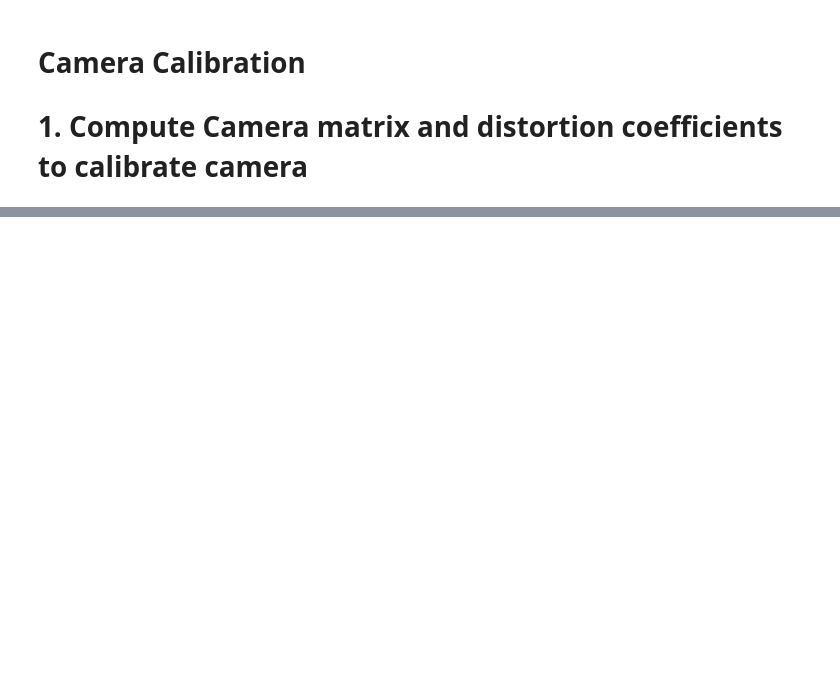
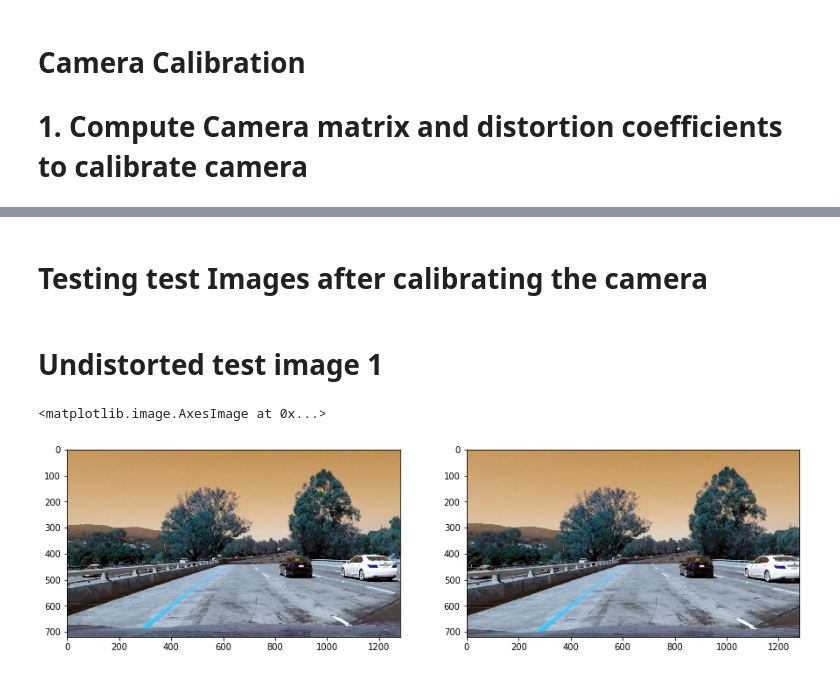
Before and after one commit to aakashkardam/Advanced_Lane_Lines_Udacity_Project_2, a Jupyter notebook: P2.ipynb, the cells around one changed output, grey strips where cells are left out. Saved outputs shown, nothing was run; the diff lists cells and outputs as text; code cells hidden in the pictures; blank space fills up the shorter version.

Commit message:
distortion correction for test images done

```diff
--- a/P2.ipynb
+++ b/P2.ipynb
@@ -13,7 +14,7 @@ def calibrate_camera(gray, obj_points, img_points):
     return ret, mtx, dist, rvecs, tvecs
 
 # function that returns an image after distortion correction
-def correct_for_distortion(img, nx, ny, mtx, dist):
+def correct_for_distortion(img, mtx, dist):
     undist = cv2.undistort(img, mtx, dist, None, mtx)
     return undist
 
@@ -25,7 +26,7 @@ nx = 9 # number of corners in the x direction
 ny = 6 # number of corners in the y direction
 
 # read the test image using cv2.read() method
-img = cv2.imread("camera_cal/calibration7.jpg")
+img = cv2.imread("camera_cal/calibration2.jpg")
 
 # reading in all the images and iterate through them then use glob
 # images = glob.glob("camera_cal/calibration*.jpg")
@@ -43,24 +44,19 @@ gray = cv2.cvtColor(img,cv2.COLOR_BGR2GRAY)
 # locate the chessboard corners using cv2.findChessboardCorners()
 ret, corners = cv2.findChessboardCorners(gray,(nx,ny),None)
 
-# if corners are found then ret would be Trure, then add the points to img_points
+print(ret)
+# if corners are found then ret would be True, then add the points to img_points
 if ret==True:
     img_points.append(corners)
     obj_points.append(obj_p)
     # draw the corners and display
-    #img = cv2.drawChessboardCorners(img,(9,6),corners,ret)
-    #plt.imshow(img)
+    #img_cor = cv2.drawChessboardCorners(img,(9,6),corners,ret)
+    #plt.imshow(img_cor)
 
 # Now everything is ready and we can use the cv2.calibrateCamera() function to find the distortion coefficients
 ret, mtx, dist, rvecs, tvecs = calibrate_camera(gray, obj_points, img_points)
 
 # correct for distortion
-undist = correct_for_distortion(img, nx, ny, mtx, dist)
+undist = correct_for_distortion(img, mtx, dist) # using distortion coeff to undistort the image
 gray_undist = cv2.cvtColor(undist, cv2.COLOR_BGR2GRAY)
-%matplotlib inline
-plt.figure(figsize=(15,10))
-plt.subplot(1,2,1)
-plt.imshow(gray,cmap="gray")
-plt.subplot(1,2,2)
-plt.imshow(gray_undist,cmap="gray")
 # %% [output]
@@ -68,0 +76,33 @@ plt.imshow(gray_undist,cmap="gray")
+# %% [markdown]
+# Testing test Images after calibrating the camera
+# %%
+#test_images = glob.glob("test_images/test*.jpg")
+test_image1 = cv2.imread("test_images/test1.jpg")
+test_image2 = cv2.imread("test_images/test2.jpg")
+test_image3 = cv2.imread("test_images/test3.jpg")
+test_image4 = cv2.imread("test_images/test4.jpg")
+test_image5 = cv2.imread("test_images/test5.jpg")
+test_image6 = cv2.imread("test_images/test6.jpg")
+str8_lines_1 = cv2.imread("test_images/straight_lines1.jpg")
+str8_lines_2 = cv2.imread("test_images/straight_lines2.jpg")
+# %%
+undistorted_test_image1 = correct_for_distortion(test_image1, mtx, dist)
+undistorted_test_image2 = correct_for_distortion(test_image2, mtx, dist)
+undistorted_test_image3 = correct_for_distortion(test_image3, mtx, dist)
+undistorted_test_image4 = correct_for_distortion(test_image4, mtx, dist)
+undistorted_test_image5 = correct_for_distortion(test_image5, mtx, dist)
+undistorted_test_image6 = correct_for_distortion(test_image6, mtx, dist)
+undistorted_str8_lines_1 = correct_for_distortion(str8_lines_1, mtx, dist)
+undistorted_str8_lines_2 = correct_for_distortion(str8_lines_2, mtx, dist)
+# %% [markdown]
+# Undistorted test image 1
+# %%
+# test-image-1, original on the left and undistorted on the right
+f = plt.figure(figsize=(15,10))
+ax = f.add_subplot(121)
+ax.imshow(test_image1)
+ax2 = f.add_subplot(122)
+ax2.imshow(undistorted_test_image1)
+# %% [output]
+<matplotlib.image.AxesImage at 0x...>
+[figure, added]
```
Also changed, not shown: parts of 18 cells of this notebook.
